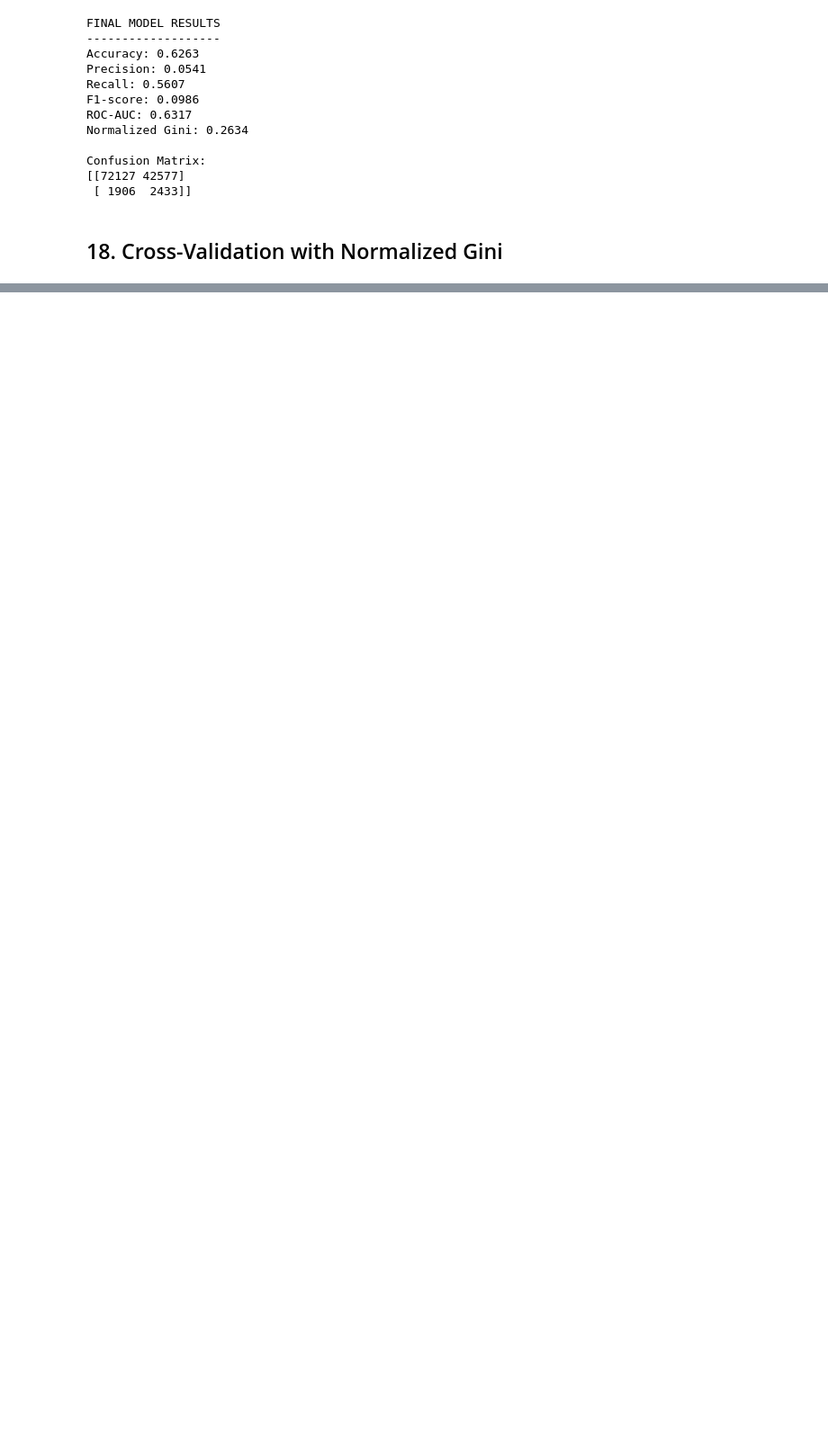
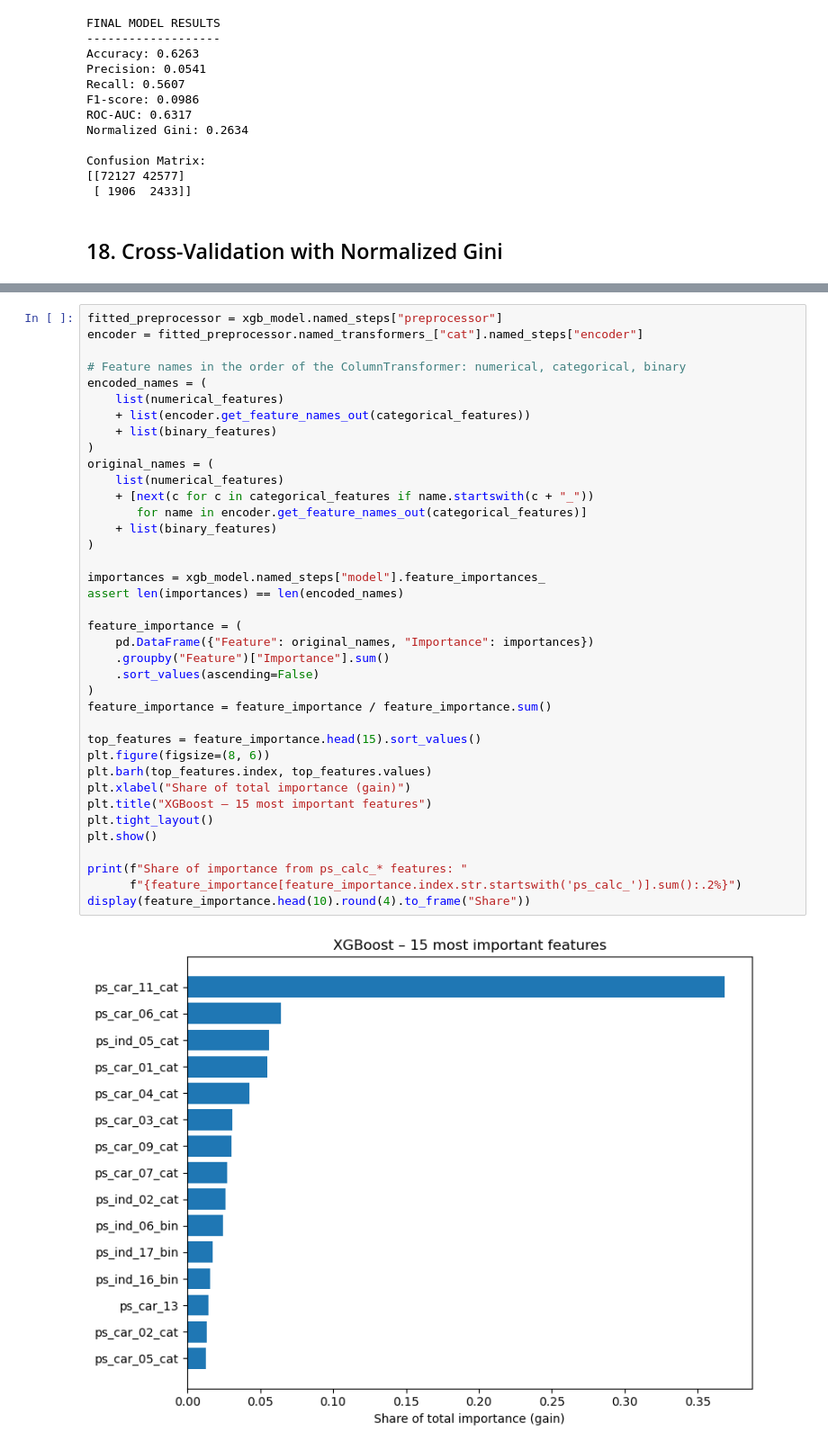
Before and after one commit to Mel95-web/porto-seguro-safe-driver-prediction, a Jupyter notebook: notebooks/porto_seguro_safe_driver_prediction.ipynb, the cells around one changed output, grey strips where cells are left out. Shown at 90% size. Cells and saved outputs as stored; diff of their text form; blank space fills up the shorter version.

```diff
--- a/notebooks/porto_seguro_safe_driver_prediction.ipynb
+++ b/notebooks/porto_seguro_safe_driver_prediction.ipynb
@@ -1390,0 +1589,40 @@ Standard deviation:
+# %%
+fitted_preprocessor = xgb_model.named_steps["preprocessor"]
+encoder = fitted_preprocessor.named_transformers_["cat"].named_steps["encoder"]
+
+# Feature names in the order of the ColumnTransformer: numerical, categorical, binary
+encoded_names = (
+    list(numerical_features)
+    + list(encoder.get_feature_names_out(categorical_features))
+    + list(binary_features)
+)
+original_names = (
+    list(numerical_features)
+    + [next(c for c in categorical_features if name.startswith(c + "_"))
+       for name in encoder.get_feature_names_out(categorical_features)]
+    + list(binary_features)
+)
+
+importances = xgb_model.named_steps["model"].feature_importances_
+assert len(importances) == len(encoded_names)
+
+feature_importance = (
+    pd.DataFrame({"Feature": original_names, "Importance": importances})
+    .groupby("Feature")["Importance"].sum()
+    .sort_values(ascending=False)
+)
+feature_importance = feature_importance / feature_importance.sum()
+
+top_features = feature_importance.head(15).sort_values()
+plt.figure(figsize=(8, 6))
+plt.barh(top_features.index, top_features.values)
+plt.xlabel("Share of total importance (gain)")
+plt.title("XGBoost – 15 most important features")
+plt.tight_layout()
+plt.show()
+
+print(f"Share of importance from ps_calc_* features: "
+      f"{feature_importance[feature_importance.index.str.startswith('ps_calc_')].sum():.2%}")
+display(feature_importance.head(10).round(4).to_frame("Share"))
+# %% [output]
+[figure, added]
```
Also changed, not shown: parts of 45 cells of this notebook.
